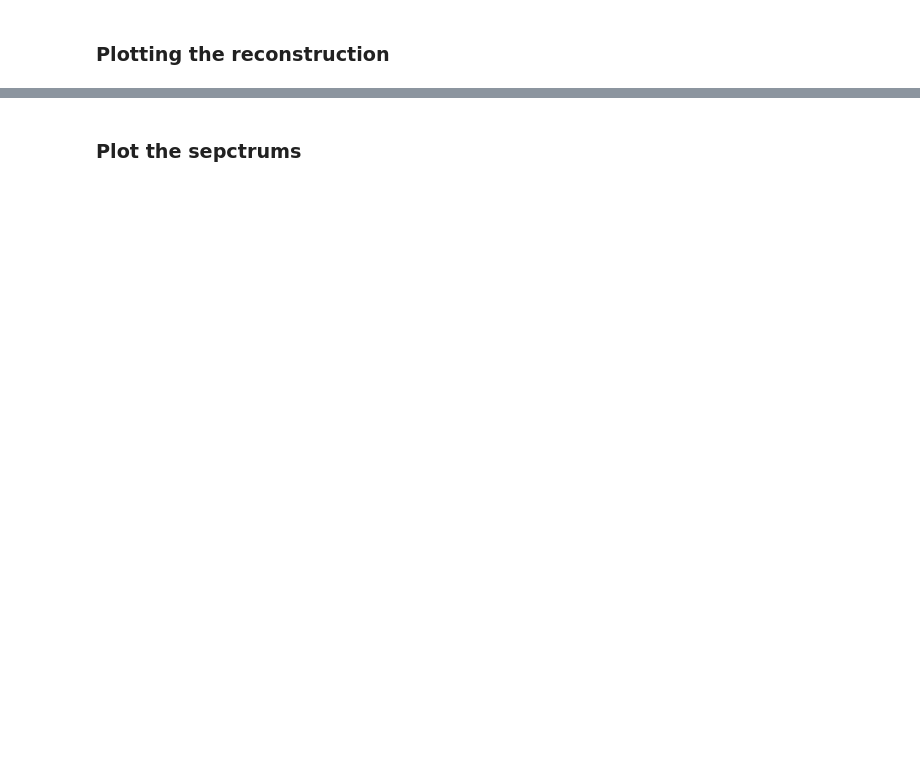
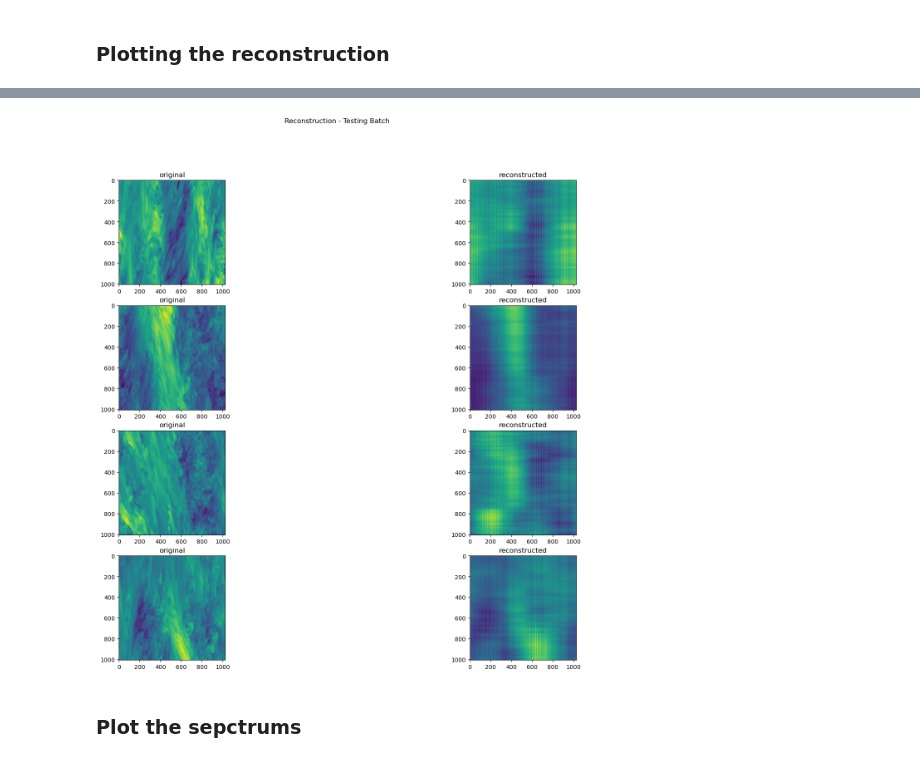
Before and after one commit to jeregon1/procom-turbulences, a Jupyter notebook: src/notebook.ipynb, the cells around one changed output, grey strips where cells are left out. Cells and saved outputs as stored; diff of their text form; code cells hidden in the pictures; blank space fills up the shorter version.

```diff
--- a/src/notebook.ipynb
+++ b/src/notebook.ipynb
@@ -96,0 +64,17 @@ plot_reconstruction(model, batch)
+# %%
+# Load the trained model
+from turbulence.utils import plot_reconstruction
+
+from turbulence.network import Turbulence
+from turbulence.utils import load_model
+
+model_2 = Turbulence()
+trained_model_path = './turbulence/pretrained/lpips-spectralLoss_1e-3.pth'
+# trained_model_path = './turbulence/pretrained/spectralLoss_b1e-05_epoch_125.ckpt'
+load_model(model_2, trained_model_path)
+
+model_2.eval()  # Set the model to evaluation mode
+batch = next(iter(test_loader))
+
+plot_reconstruction(model_2, batch)
+# %% [output]
@@ -97,3 +83,4 @@ plot_reconstruction(model, batch)
+[figure, added]
 # %% [markdown]
 ### Plot the sepctrums
 # %%
```
Also changed, not shown: parts of 6 cells of this notebook, 4 other files.
